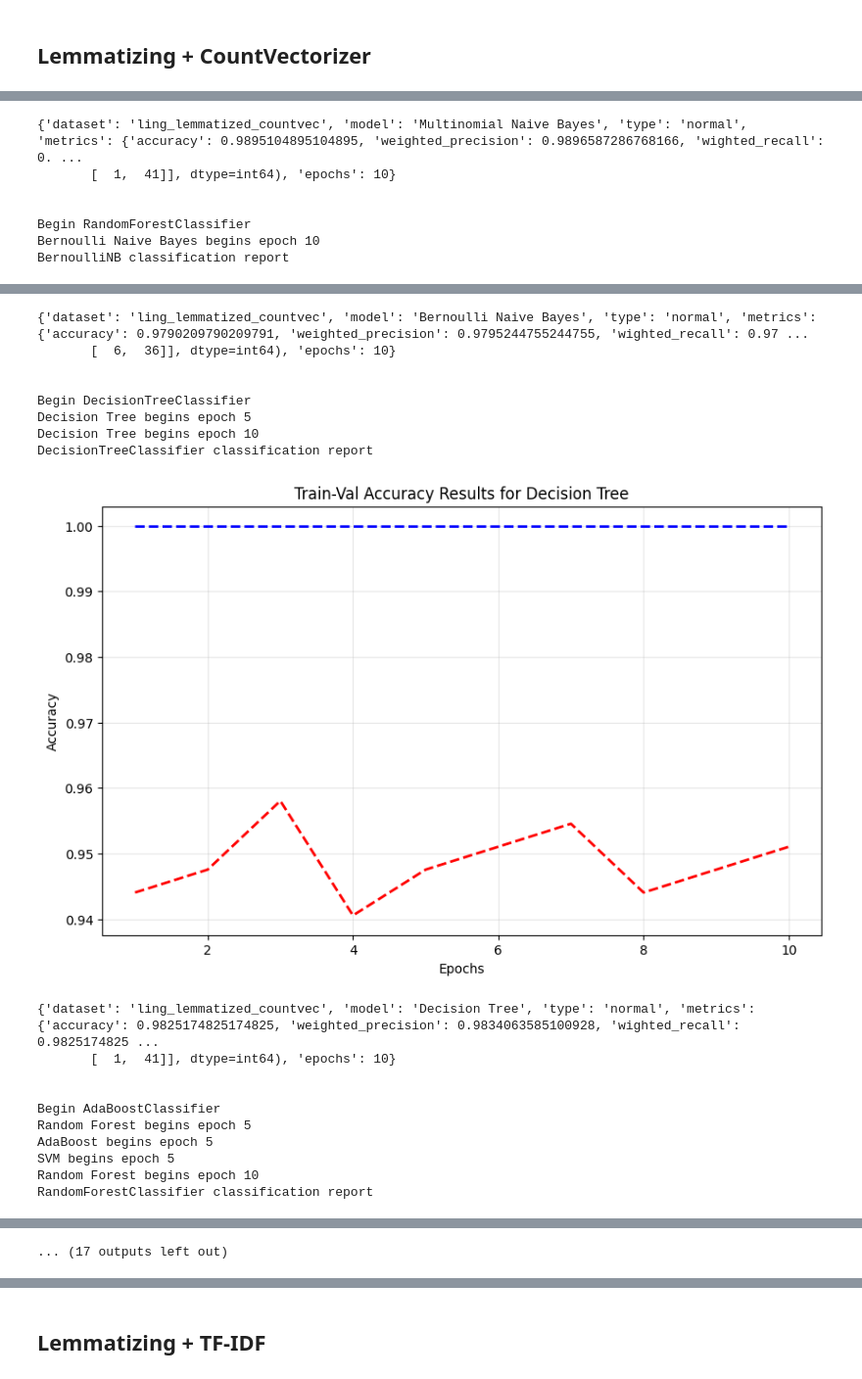
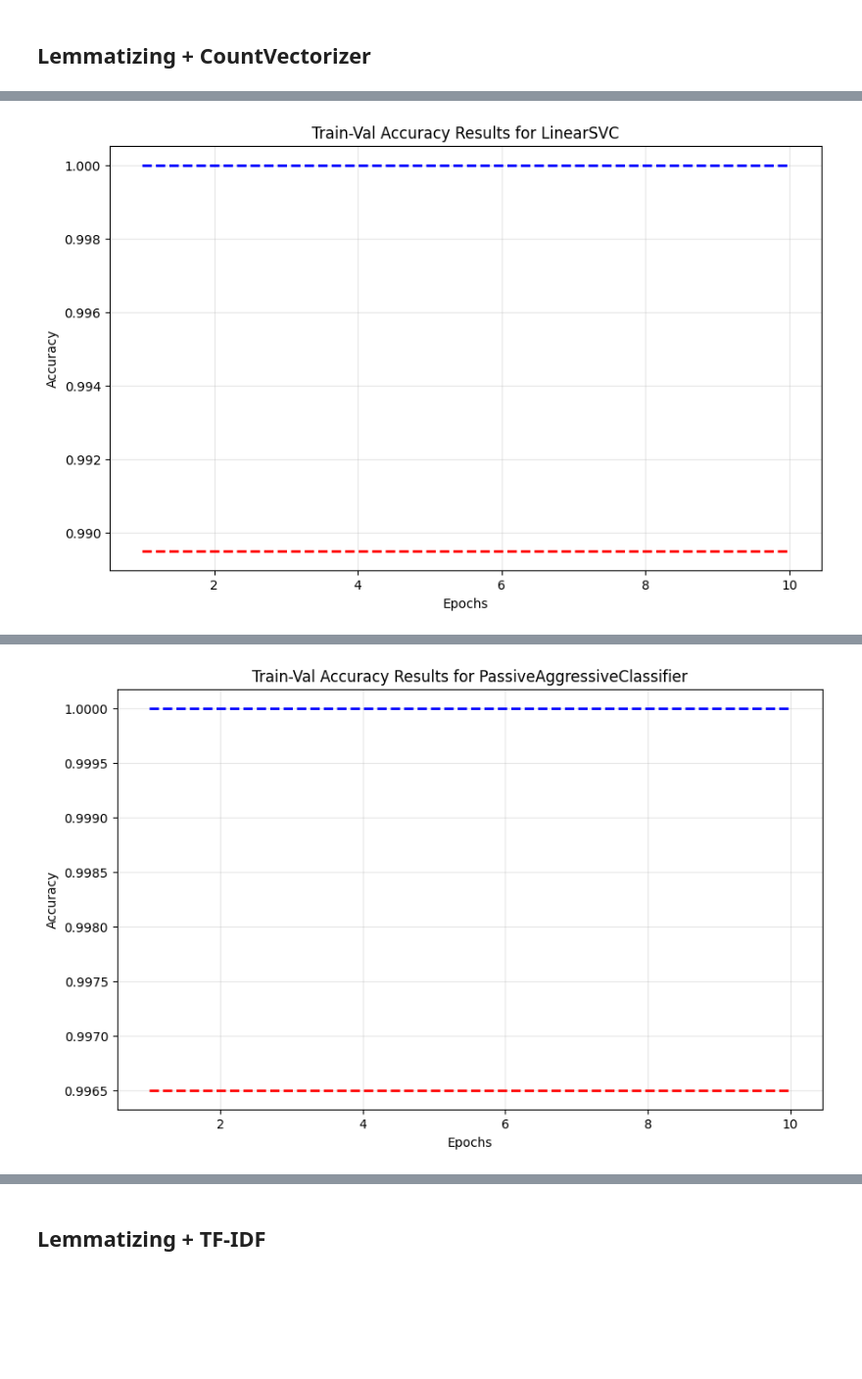
Before and after one commit to WilliamDelnington/EmailSpamDetection, a Jupyter notebook: LingspamDatasetTests/Ling.ipynb, the cells around one changed output, grey strips where cells are left out. Shown: that part at 98% size. Drawn from its saved outputs; the diff is of its cells as text; code cells hidden in the pictures; blank space fills up the shorter version.

```diff
--- a/LingspamDatasetTests/Ling.ipynb
+++ b/LingspamDatasetTests/Ling.ipynb
@@ -130,15 +108,20 @@ SGDClassifier classification report
 # %%
 ling_X_stemming_tfidf = preprocessing.vectorizing(ling_X_stemming, "tfidf")
 
-train_and_evaluate_models(
-    ling_X_stemming_tfidf,
-    ling_y,
-    "ling_stemmed_tfidf",
-    metric_results,
-    mode="epochs",
-    test_size=0.1,
-    valid_size=0.1
+clsml2 = ClassificationModel2(ling_X_stemming_tfidf, ling_y, "spam_assassin_stemmed_tfidf")
+clsml2.split()
+
+m_r = clsml2.train_and_evaluate_models(
+    valid_size=0.1,
+    max_workers=4,
+    nomlp=True,
+    threading=True,
+    save_plot=True
 )
+
+metric_results.extend(m_r)
+
+del m_r
 del ling_X_stemming_tfidf
 del ling_X_stemming
 # %% [output]
@@ -204,15 +160,20 @@ ling_X_lemmatizing = ling_X.apply(preprocessing.lemmatizing)
 # %%
 ling_X_lemmatizing_countvec = preprocessing.vectorizing(ling_X_lemmatizing, "countvectorizer")
 
-train_and_evaluate_models(
-    ling_X_lemmatizing_countvec,
-    ling_y,
-    "ling_lemmatized_countvec",
-    metric_results,
-    mode="epochs",
-    test_size=0.1,
-    valid_size=0.1
+clsml2 = ClassificationModel2(ling_X_lemmatizing_countvec, ling_y, "spam_assassin_lemmatized_countvec")
+clsml2.split()
+
+m_r = clsml2.train_and_evaluate_models(
+    valid_size=0.1,
+    max_workers=4,
+    nomlp=True,
+    threading=True,
+    save_plot=True
 )
 
+metric_results.extend(m_r)
+
+del m_r
+
 del ling_X_lemmatizing_countvec
 # %% [output]
@@ -228,7 +197,0 @@ MultinomialNB classification report
-{'dataset': 'ling_lemmatized_countvec', 'model': 'Multinomial Naive Bayes', 'type': 'normal', 'metrics': {'accuracy': 0.9895104895104895, 'weighted_precision': 0.9896587286768166, 'wighted_recall': 0. ...
-       [  1,  41]], dtype=int64), 'epochs': 10}
-
-
-Begin RandomForestClassifier
-Bernoulli Naive Bayes begins epoch 10
-BernoulliNB classification report
@@ -236,19 +199 @@ BernoulliNB classification report
-{'dataset': 'ling_lemmatized_countvec', 'model': 'Bernoulli Naive Bayes', 'type': 'normal', 'metrics': {'accuracy': 0.9790209790209791, 'weighted_precision': 0.9795244755244755, 'wighted_recall': 0.97 ...
-       [  6,  36]], dtype=int64), 'epochs': 10}
-
-
-Begin DecisionTreeClassifier
-Decision Tree begins epoch 5
-Decision Tree begins epoch 10
-DecisionTreeClassifier classification report
-[figure, old version]
+[figure, new version]
-{'dataset': 'ling_lemmatized_countvec', 'model': 'Decision Tree', 'type': 'normal', 'metrics': {'accuracy': 0.9825174825174825, 'weighted_precision': 0.9834063585100928, 'wighted_recall': 0.9825174825 ...
-       [  1,  41]], dtype=int64), 'epochs': 10}
-
-
-Begin AdaBoostClassifier
-Random Forest begins epoch 5
-AdaBoost begins epoch 5
-SVM begins epoch 5
-Random Forest begins epoch 10
-RandomForestClassifier classification report
@@ -273 +203 @@ AdaBoostClassifier classification report
-... (17 outputs left out)
+[figure, added]
```
Also changed, not shown: parts of 7 cells of this notebook, 35 other files.
